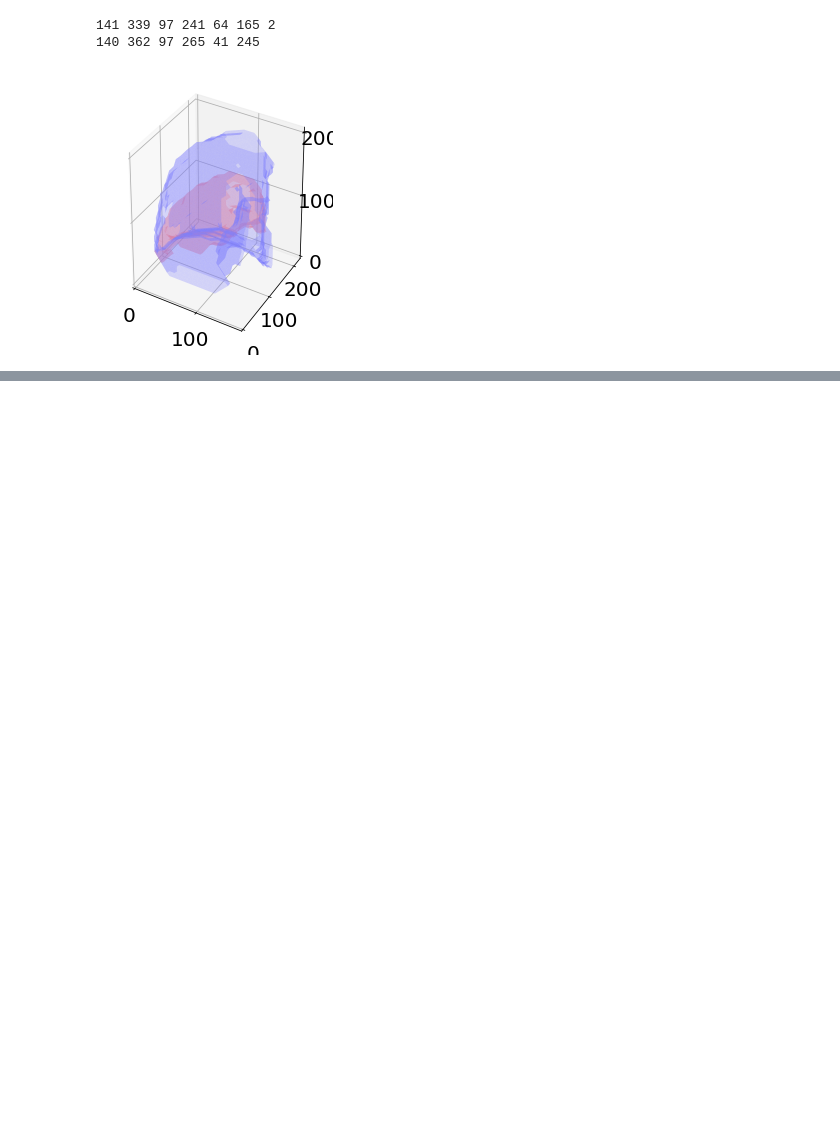
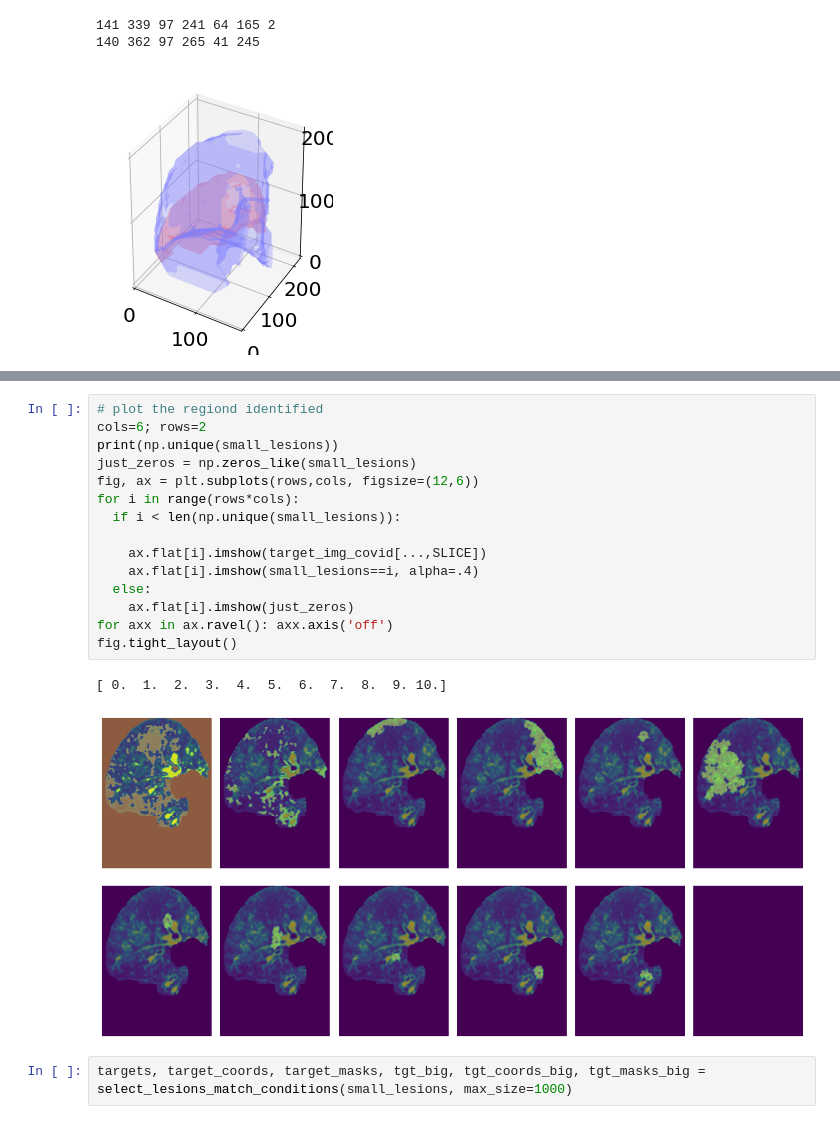
Before and after one commit to octaviomtz/nbdev_c19_synthesis, a Jupyter notebook: index.ipynb, the cells around one changed output, grey strips where cells are left out. Cells and saved outputs as stored; diff of their text form; blank space fills up the shorter version.

```diff
--- a/index.ipynb
+++ b/index.ipynb
@@ -144,0 +210,20 @@ NameError: ignored
+# %%
+# plot the regiond identified
+cols=6; rows=2
+print(np.unique(small_lesions))
+just_zeros = np.zeros_like(small_lesions)
+fig, ax = plt.subplots(rows,cols, figsize=(12,6))
+for i in range(rows*cols):
+  if i < len(np.unique(small_lesions)):
+
+    ax.flat[i].imshow(target_img_covid[...,SLICE])
+    ax.flat[i].imshow(small_lesions==i, alpha=.4)
+  else:
+    ax.flat[i].imshow(just_zeros)
+for axx in ax.ravel(): axx.axis('off')
+fig.tight_layout()
+# %% [output]
+[ 0.  1.  2.  3.  4.  5.  6.  7.  8.  9. 10.]
+[figure, added]
+# %%
+targets, target_coords, target_masks, tgt_big, tgt_coords_big, tgt_masks_big =  select_lesions_match_conditions(small_lesions, max_size=1000)
```
Also changed, not shown: parts of 15 cells of this notebook, 3 other files.
